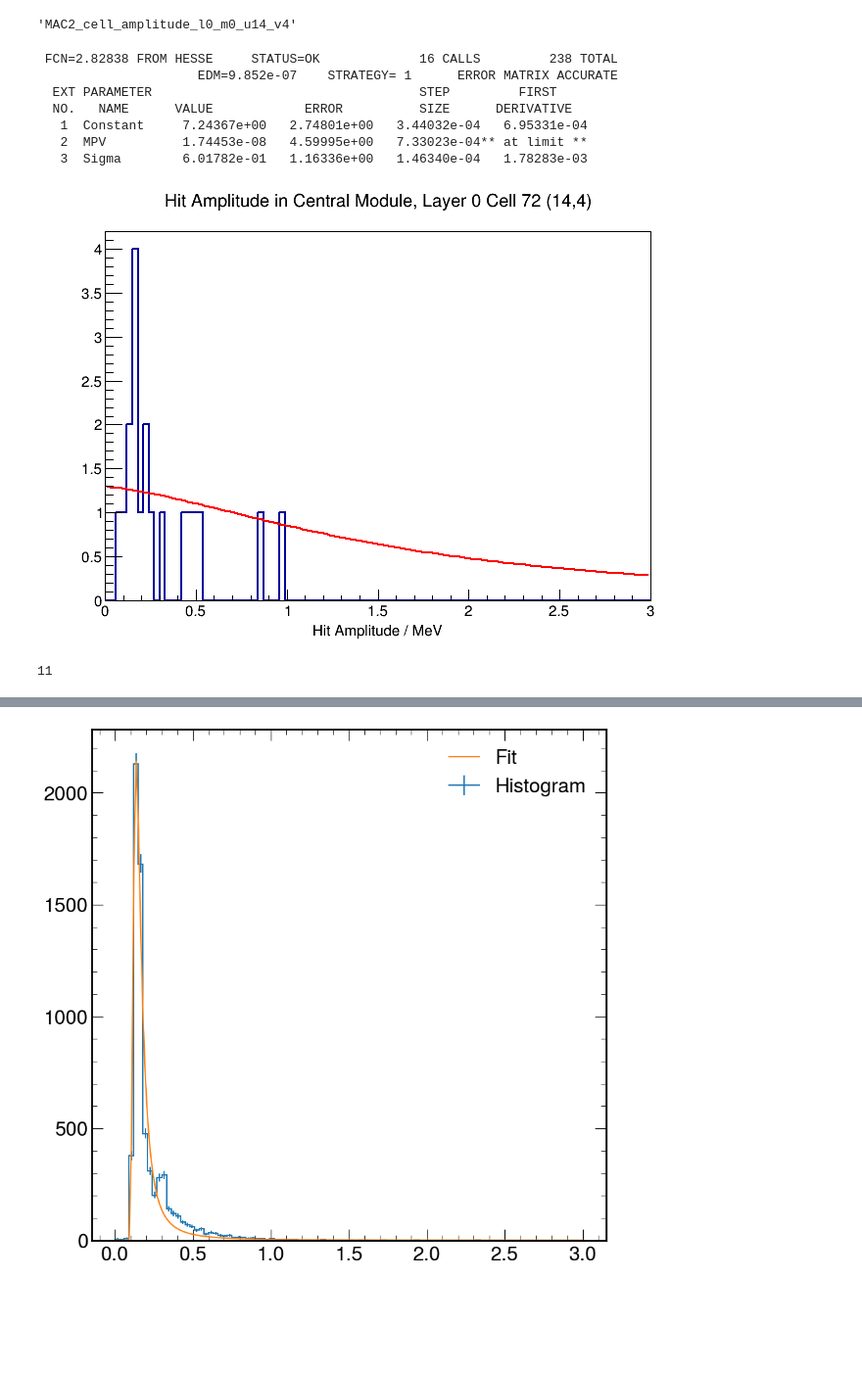
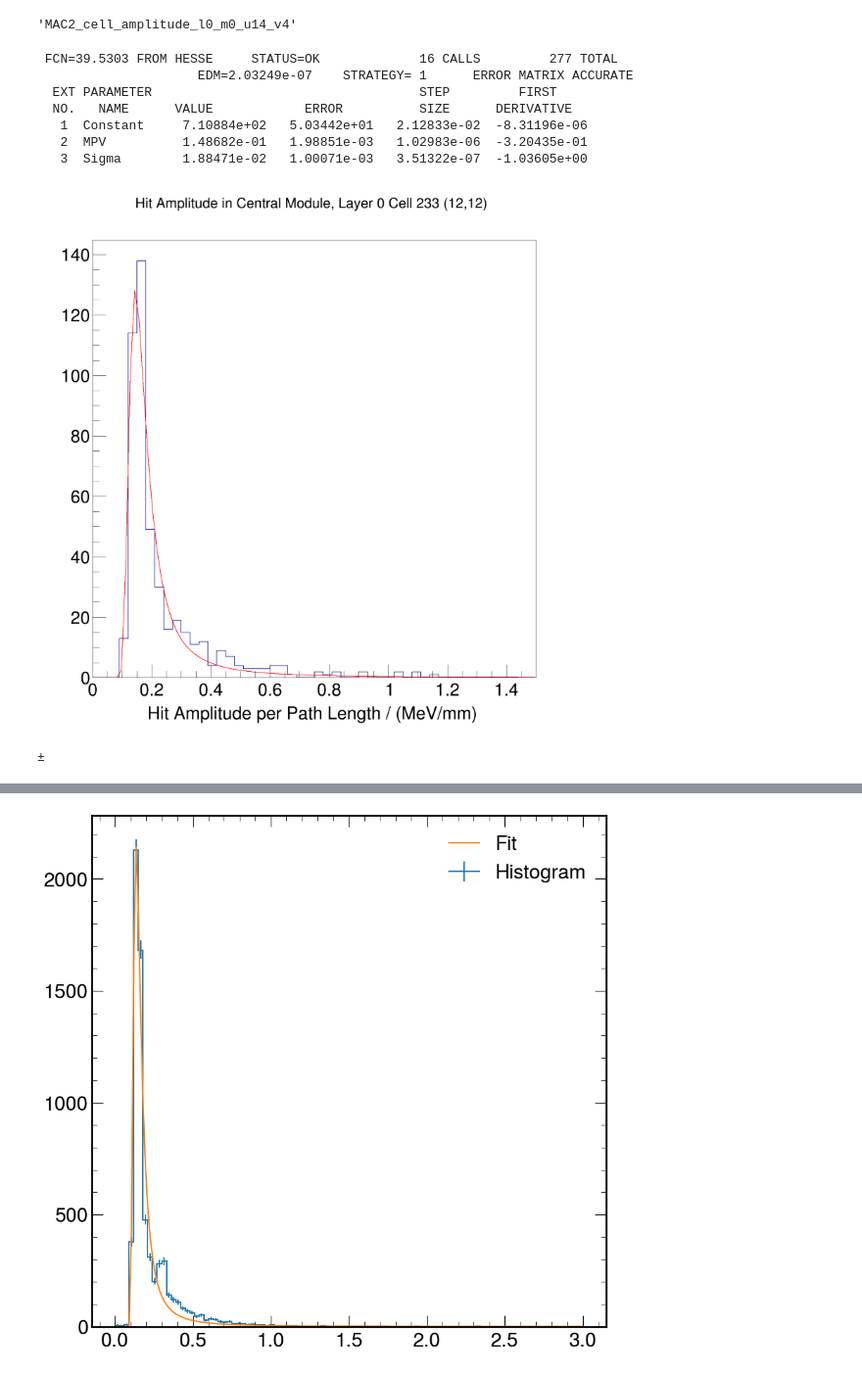
Before and after one commit to rodr1001/my_code, a Jupyter notebook: ldmx/calibration/w-sp-invalid.ipynb, the cells around one changed output, grey strips where cells are left out. Shown at 98% size. Drawn from its saved outputs; the diff is of its cells as text; code cells hidden in the pictures; blank space fills up the shorter version.

```diff
--- a/ldmx/calibration/w-sp-invalid.ipynb
+++ b/ldmx/calibration/w-sp-invalid.ipynb
@@ -105,3 +106,5 @@ x
 # %% [output]
 'MAC2_cell_amplitude_l0_m0_u23_v17'
+# %%
+x = 'MAC2_cell_amplitude_l0_m0_u12_v12'
 # %%
@@ -115,27 +120,30 @@ invalid_list[21]
 # %% [output]
 'MAC2_cell_amplitude_l0_m0_u14_v4'
 # %%
-f = ROOT.TFile('hist-no-filtering-narrow.root')
+f = ROOT.TFile('hist-filtering.root')
 d = f.Get('MAC2')
-c = ROOT.TCanvas()
+c = ROOT.TCanvas("c1","c1",2000,2000)
 fl = ROOT.TF1('seedparamslandau','landau')
 fl.SetParameters(1,0.1,0.1)
 fl.SetParLimits(1,0,5)
-h = d.Get(invalid_list[21])
+h = d.Get(x)
 h.Draw()
 fr = h.Fit(fl,'BSM').Get()
 h.Draw()
+h.GetXaxis().SetRangeUser(0, 1.5)
 c.Draw()
 # %% [output]
- FCN=2.82838 FROM HESSE     STATUS=OK             16 CALLS         238 TOTAL
-                     EDM=9.852e-07    STRATEGY= 1      ERROR MATRIX ACCURATE
+ FCN=39.5303 FROM HESSE     STATUS=OK             16 CALLS         277 TOTAL
+                     EDM=2.03249e-07    STRATEGY= 1      ERROR MATRIX ACCURATE
   EXT PARAMETER                                   STEP         FIRST
   NO.   NAME      VALUE            ERROR          SIZE      DERIVATIVE
-   1  Constant     7.24367e+00   2.74801e+00   3.44032e-04   6.95331e-04
-   2  MPV          1.74453e-08   4.59995e+00   7.33023e-04** at limit **
-   3  Sigma        6.01782e-01   1.16336e+00   1.46340e-04   1.78283e-03
+   1  Constant     7.10884e+02   5.03442e+01   2.12833e-02  -8.31196e-06
+   2  MPV          1.48682e-01   1.98851e-03   1.02983e-06  -3.20435e-01
+   3  Sigma        1.88471e-02   1.00071e-03   3.51322e-07  -1.03605e+00
-[figure, old version]
+[figure, new version]
 # %%
-fr.Ndf()
+#print(u"\u00B1")
+pm = u"\u00B1"
+print (pm)
 # %% [output]
-11
+±
```
Also changed, not shown: parts of 6 cells of this notebook.
